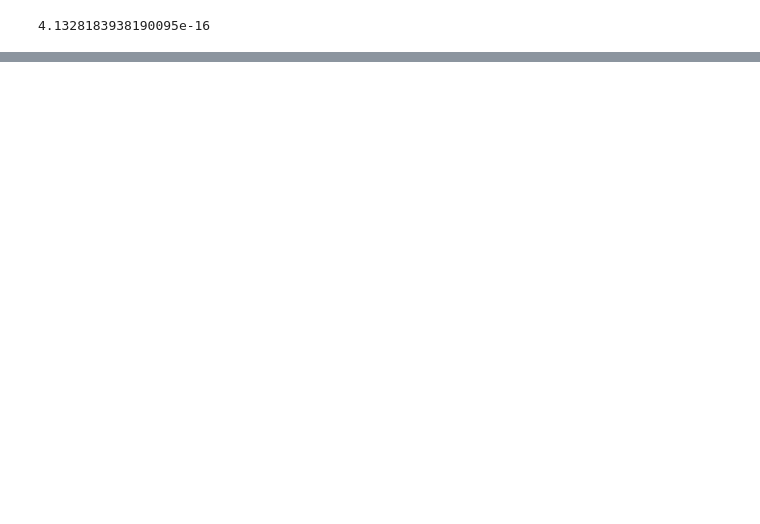
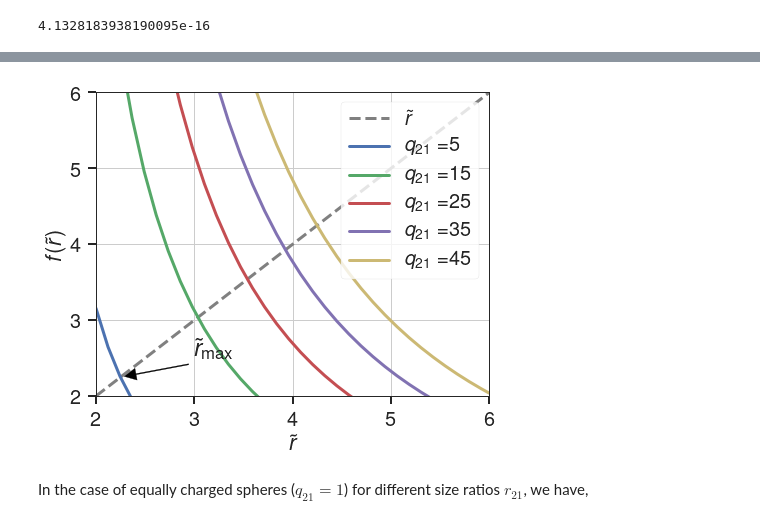
Before and after one commit to caos21/ndust, a Jupyter notebook: press/supplementary-material.ipynb, the cells around one changed output, grey strips where cells are left out. Cells and saved outputs as stored; diff of their text form; code cells hidden in the pictures; blank space fills up the shorter version.

```diff
--- a/press/supplementary-material.ipynb
+++ b/press/supplementary-material.ipynb
@@ -608,13 +394,0 @@ def balance_tunnelectron(Z, R, electron_density, emean, temperature, ainfinity=S
-# %%
-mradii = np.linspace(0.5, 50, 300)*1e-9
-mdiams = 2.0*mradii
-qmax_balance_oml = np.zeros_like(mradii)
-qmax_balance_tunnel = np.zeros_like(mradii)
-ap_tunnel = np.zeros_like(mradii)
-for j, r in enumerate(mradii):
-    #print(r)
-    #ap_tunnel[ind] = ptunnel(10, r, Temperature)
-    qmax_balance_oml[j] = optimize.brentq(lambda q: balance_oml(q, r, electron_density, ion_density, emean, Temperature),
-                                     -1e-7, -10e7, maxiter=10000)
-    qmax_balance_tunnel[j] = optimize.brenth(lambda q: balance_tunnelectron(q, r, electron_density, emean, Temperature),
-                                     -1e-7, -10e14, maxiter=100000, rtol=1e-15)
@@ -1236,2 +657,0 @@ def plot_sweep_potential_rt(r21array, q21array, eps, j1max=25, j2max=25):
-# %%
-rx, qy, rt, no_rt, pot_mpc_rt, pot_ipa_rt, pot_no_rt = plot_sweep_potential_rt(r21array, q21array, eps=Epsilon_Si, j1max=20, j2max=20)
@@ -1362,0 +737,27 @@ array([  0.        ,   0.50505051,   1.01010101,   1.51515152,
+# %%
+def r2term(rt, q21, eps=Epsilon_Si):
+    kappa = (eps-1.0)/(eps+2.0)
+    qfrac = (1.0+q21**2)/q21
+    rterm = (2.0*rt**2-1.0)/((rt**2-1.0)**2)
+    return kappa*qfrac*rterm
+# %%
+fig, ax = plt.subplots(figsize=(7, 5.85))
+q21array = np.arange(5, 50, 10)
+rtarray = np.linspace(2.0, 8.0)
+ax.set(xlabel=r'$\tilde{r}$', ylabel=r'$f(\tilde{r})$')
+plt.xlim([2.0, 6.0])
+plt.ylim([2.0, 6.0])
+plt.plot(rtarray, rtarray, '--', color='gray', label=r'$\tilde{r}$', lw=3)
+[plt.plot(rtarray, r2term(rtarray, qelem), label=r'$q_{21}=$'+str(qelem), lw=3) for qelem in q21array]
+ax.annotate(r'$\tilde{r}_\text{max}$', xy=(2.25, 2.25), xytext=(3, 2.5),
+             arrowprops=dict(facecolor='black', shrink=0.05, width=1),
+           )
+legend=plt.legend(loc=1, frameon=True)
+legend.get_frame().set_facecolor('w')
+plt.tight_layout()
+plt.savefig('figC1.eps')
+plt.show()
+# %% [output]
+[figure, added]
+# %% [markdown]
+In the case of equally charged spheres ($q_{21}=1$) for different size ratios $r_{21}$, we have,
```
Also changed, not shown: parts of 118 cells of this notebook, 2 other files.
